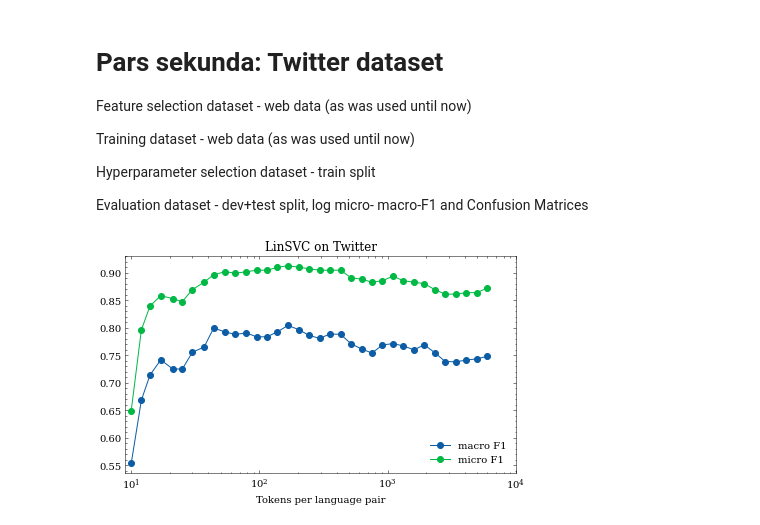
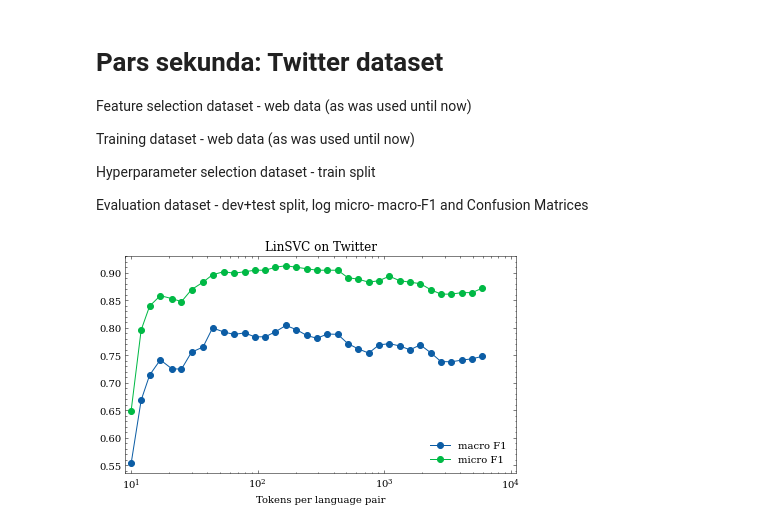
Before and after one commit to 5roop/BCMS_clf, a Jupyter notebook: 1_with_feature_selection.ipynb, the cells around one changed output. Saved outputs shown, nothing was run; the diff lists cells and outputs as text; code cells hidden in the pictures.

```diff
--- a/1_with_feature_selection.ipynb
+++ b/1_with_feature_selection.ipynb
@@ -142,18 +142,18 @@ pd.DataFrame(data=results).to_csv("1_part_TWITTER_hyperparams_optimization.csv")
 # %%
 import matplotlib.pyplot as plt
 plt.style.use("science,no-latex".split(","))
 import pandas as pd
 df = pd.read_csv("1_part_TWITTER_hyperparams_optimization.csv")
 
 plt.figure(figsize=(7,4))
 plt.plot(df.N, df.macroF1, label="macro F1", marker="o")
 plt.plot(df.N, df.microF1, label="micro F1", marker="o")
 plt.semilogx()
 plt.legend()
 plt.xlabel("Tokens per language pair")
 plt.title("LinSVC on Twitter")
-plt.xlim((0.9e1, 1e4))
+plt.xlim((0.9e1, 1.1e4))
 plt.savefig("images/1_linscv_on_twitter_bool_vectorizer.png")
 plt.show()
 # %% [output]
-[figure, old version]
+[figure, new version]
```
Also changed, not shown: parts of 1 cell of this notebook, 2 other files.
